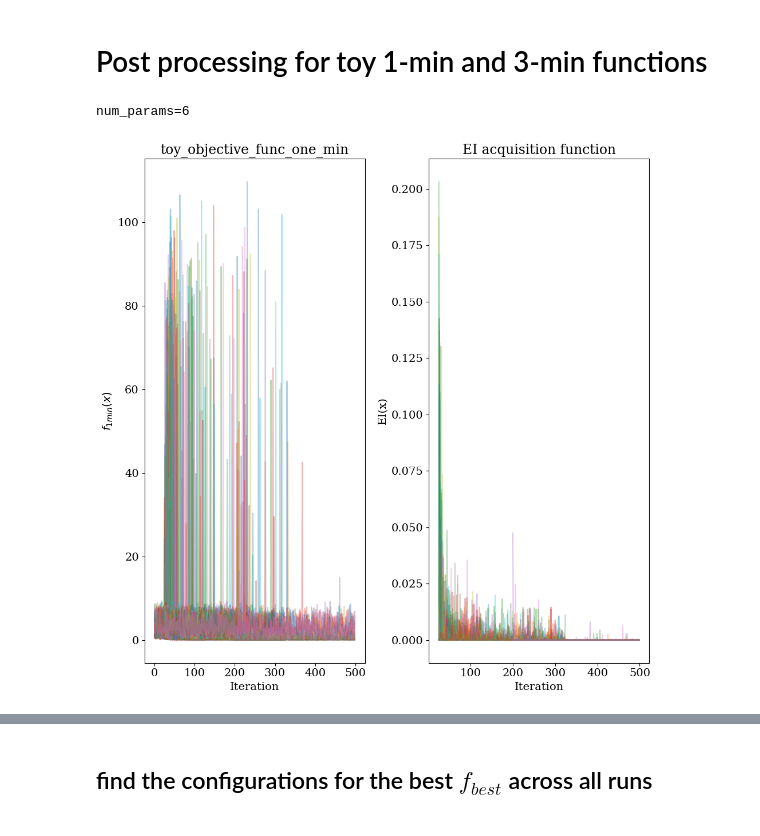
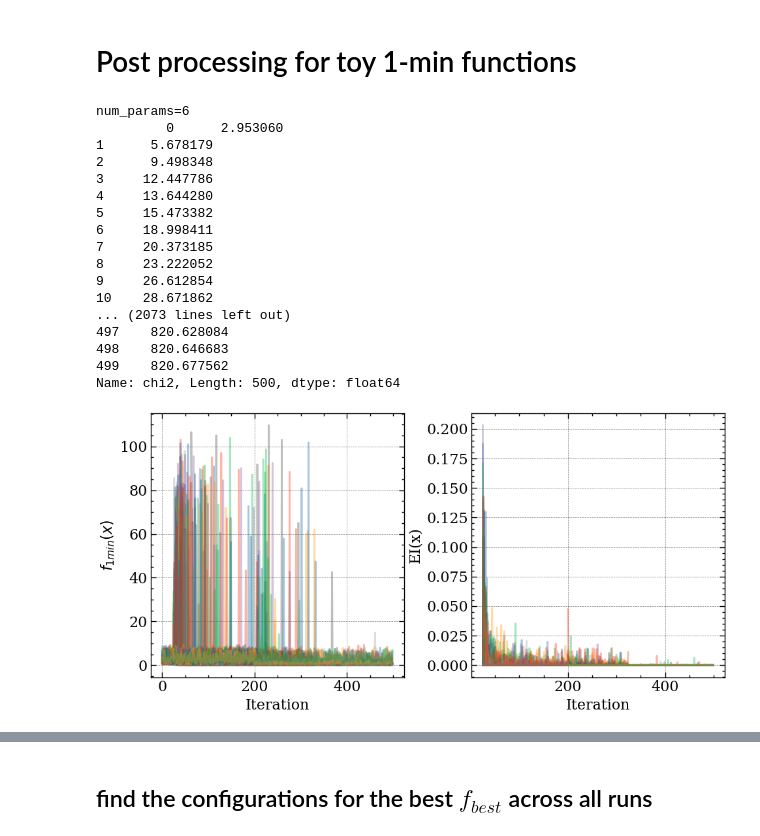
Before and after one commit to AliAlkadhim/BayesOptPythia, a Jupyter notebook: BayesOpt/src/post_processing_toy_three_min.ipynb, the cells around one changed output, grey strips where cells are left out. Cells and saved outputs as stored; diff of their text form; code cells hidden in the pictures.

```diff
--- a/BayesOpt/src/post_processing_toy_three_min.ipynb
+++ b/BayesOpt/src/post_processing_toy_three_min.ipynb
@@ -1,5 +1,5 @@
 # %% [markdown]
-# Post processing for toy 1-min and 3-min functions
+# Post processing for toy 1-min functions
 # %%
 from datetime import datetime
 import os
@@ -11,13 +11,25 @@ from scipy.optimize import minimize
 
 import torch
 
+import scienceplots
+
 import matplotlib.pyplot as plt
-FONTSIZE = 14
-font = {'family' : 'serif',
-        'weight' : 'normal',
-        'size'   : FONTSIZE}
 import matplotlib as mp
+plt.style.use(['science', 'notebook', 'grid'])
+
+# Then set custom font configurations
+FONTSIZE = 20
+font = {
+    'family': 'serif',
+    'weight': 'normal',
+    'size': FONTSIZE
+}
 mp.rc('font', **font)
+
+# Additional configurations
+# plt.rcParams['lines.linewidth'] = 5
+mp.rc('text', usetex=False)
+
 
 # set usetex = False if LaTex is not
 # available on your system or if the
@@ -35,11 +47,16 @@ from tqdm import tqdm
 
 import importlib
 
+
+import configs
+importlib.reload(configs)
 from configs import *
 import acquisition_funcs
 importlib.reload(acquisition_funcs)
 from acquisition_funcs import *
 from objective_funcs import toy_objective_func_one_min
+from objective_funcs import toy_objective_func_three_min
+
 import BayesOpt_utils
 importlib.reload(BayesOpt_utils)
 from BayesOpt_utils import *
@@ -110,7 +133,7 @@ n_optimize_acq_iter_l = [10, 50, 100]
 n_restarts_l = [5, 25]
 optimize_acq_method_l = ['Adam_restarts_clip_bounds', 'Adam_no_clip_bounds', 'scipy']
 
-fig, ax = plt.subplots(1,2,figsize=(10,10))
+fig, ax = plt.subplots(1,2,figsize=(10,5))
 
 for num_train_points in num_train_points_l:
     for n_bo_iterations in n_bo_iterations_l:
@@ -120,35 +143,57 @@ for num_train_points in num_train_points_l:
 
                     hyper_params_dict = {
                     'N_BO_ITERATIONS': n_bo_iterations,
                     'N_TRAIN_POINTS': num_train_points,
                     'N_PARAMS': num_params,
                     'N_OPTIMIZE_ACQ_ITER': n_optimize_acq_iter,
                     'N_RESTARTS': n_restarts,
                     'KERNEL': KERNEL,
                     'OPTIMIZE_ACQ_METHOD': optimize_acq_method,
                     'NUM_PYTHIA_EVENTS': NUM_PYTHIA_EVENTS,
                     }
 
                     _, config_string = configs_df(hyper_params_dict)
 
                     dir_name = directory_name(object_func, hyper_params_dict)
                     # print(f'dir_name={dir_name}')
                     path_name = os.path.join(BAYESOPT_BASE, 'BayesOpt', 'output', dir_name)
                     # load the results
                     history_df = load_history_df(path_name)
                     iterations = np.arange(len(history_df))
+                    # print(history_df['chi2'])
+                    cum_regret = history_df['chi2'].cumsum()
+                    print('\t', cum_regret)
+                    ax[0].plot(iterations, history_df['chi2'], alpha=0.35)
 
-                    ax[0].plot(iterations, history_df['chi2'], alpha=0.35)
                     ax[0].set_xlabel('Iteration')
                     ax[0].set_ylabel(r'$f_{1min}(x)$')
-                    ax[0].set_title(f'{object_func.__name__}')
+                    # ax[0].set_title(f'{object_func.__name__}')
+                    ax[0].grid(True)
 
                     ax[1].plot(iterations, history_df['alpha'], alpha=0.35)
                     ax[1].set_xlabel('Iteration')
                     ax[1].set_ylabel(r'EI(x)')
-                    ax[1].set_title(f'EI acquisition function')
+                    # ax[1].set_title(f'EI acquisition function')
+                    ax[1].grid(True)
 
-                    plt.tight_layout()
+plt.tight_layout()
+plt.savefig(os.path.join(BAYESOPT_BASE, 'BayesOpt', 'output', 'post_processing', 'f_onemin_all_hyperparams.pdf'))
 # %% [output]
 num_params=6
+         0      2.953060
+1      5.678179
+2      9.498348
+3     12.447786
+4     13.644280
+5     15.473382
+6     18.998411
+7     20.373185
+8     23.222052
+9     26.612854
+10    28.671862
+... (2073 lines left out)
+497    820.628084
+498    820.646683
+499    820.677562
+Name: chi2, Length: 500, dtype: float64
-[figure, old version]
+[figure, new version]
```
Also changed, not shown: parts of 15 cells of this notebook, 13 other files.
